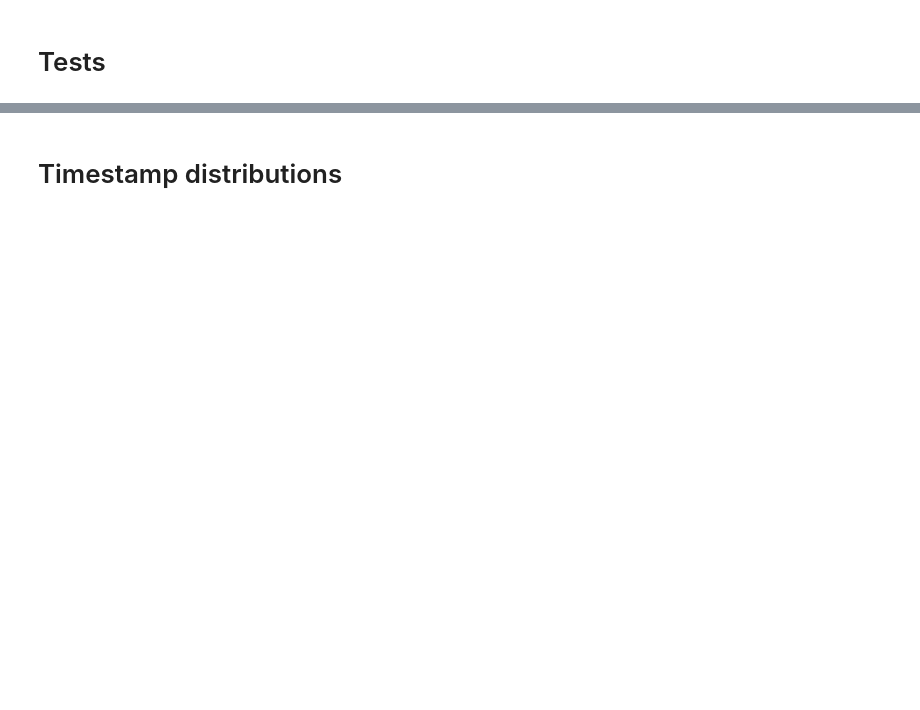
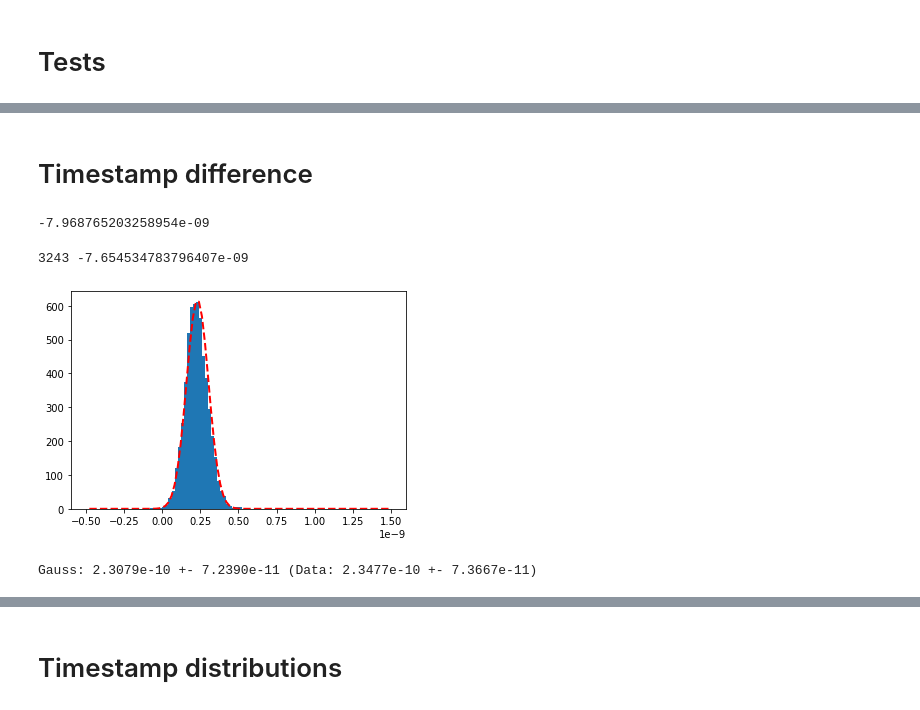
Before and after one commit to MatiXOfficial/pps-diamond-time-measurement, a Jupyter notebook: notebooks/cfd_tests.ipynb, the cells around one changed output, grey strips where cells are left out. Saved outputs shown, nothing was run; the diff lists cells and outputs as text; code cells hidden in the pictures; blank space fills up the shorter version.

```diff
--- a/notebooks/cfd_tests.ipynb
+++ b/notebooks/cfd_tests.ipynb
@@ -77,0 +92,51 @@ for i, i_event in enumerate(selected_events):
+# %% [markdown]
+# Timestamp difference
+# %%
+events['sample_t0'][3243][1] - events['sample_t0'][3243][0]
+# %% [output]
+-7.968765203258954e-09
+# %%
+from scipy.optimize import curve_fit
+
+def gauss(x, a, mu, sigma):
+    return a * np.exp(-(x - mu) ** 2 / (2 * sigma ** 2))
+
+def test_cfd_diff(cfd: CFD, show=True):
+    timestamps = np.array([calculate_event_cfd(i, shift=True, log=True) for i in range(N)])
+    timestamps_diff = timestamps[:, 1] - timestamps[:, 0]
+    # print(np.argmin(timestamps_diff), timestamps_diff[np.argmin(timestamps_diff)])
+    hist_data = plt.hist(timestamps_diff, bins=100, range=(-0.5e-09, 1.5e-9))
+
+    # retrieve bins
+    bins_x = hist_data[1][:-1]
+    x_step = bins_x[1] - bins_x[0]
+    bins_x += x_step
+    bins_y = hist_data[0]
+
+    # calculate statistics
+    weighted_stats = DescrStatsW(bins_x, weights=bins_y, ddof=0)
+
+    mean_stat = weighted_stats.mean
+    std_stat = weighted_stats.std
+
+    # retrieve statistic from a fitted gauss
+    popt, _ = curve_fit(gauss, bins_x, bins_y, p0=[1, mean_stat, std_stat])
+    gauss_mean = popt[1]
+    gauss_std = abs(popt[2])
+
+    gauss_y = norm.pdf(bins_x, gauss_mean, gauss_std)
+    gauss_y *= np.max(bins_y) / np.max(gauss_y)
+    plt.plot(bins_x, gauss_y, 'r--', linewidth=2)
+
+    if show:
+        plt.show()
+
+    return mean_stat, std_stat, gauss_mean, gauss_std
+# %%
+cfd = CFD(fraction=0.3)
+res = test_cfd_diff(cfd)
+print(f'Gauss: {res[2]:0.4e} +- {res[3]:0.4e} (Data: {res[0]:0.4e} +- {res[1]:0.4e})')
+# %% [output]
+3243 -7.654534783796407e-09
+[figure, added]
+Gauss: 2.3079e-10 +- 7.2390e-11 (Data: 2.3477e-10 +- 7.3667e-11)
```
Also changed, not shown: parts of 15 cells of this notebook, 3 other files.
